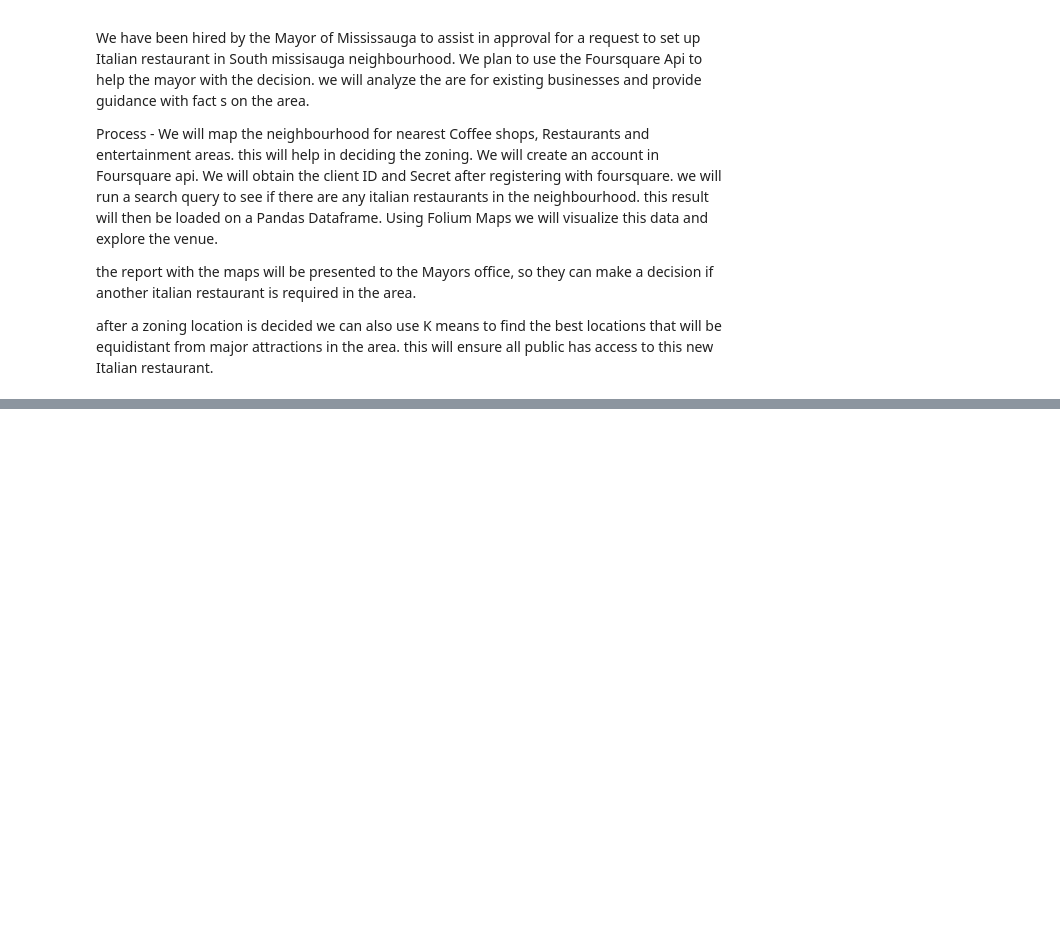
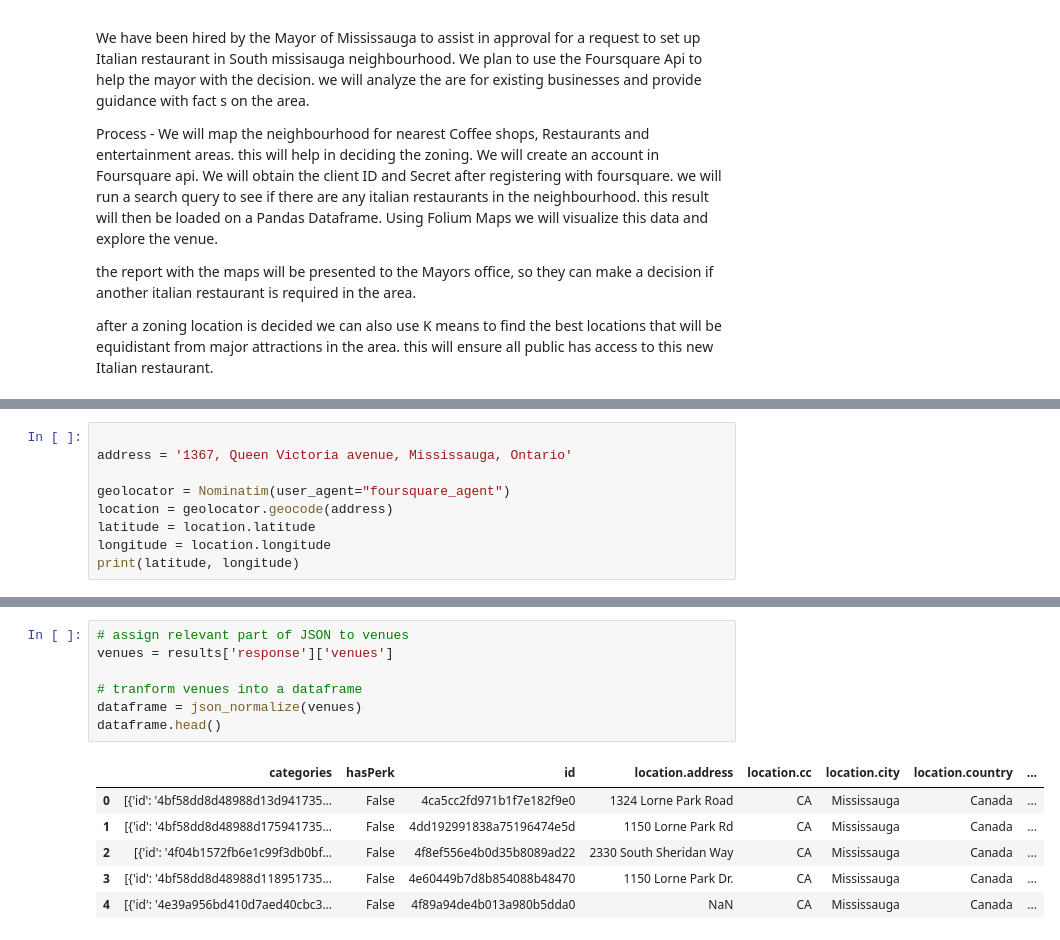
Before and after one commit to arunado/Coursera-Capstone, a Jupyter notebook: Capstone assignment on Foursquare API -part 1.ipynb, the cells around one changed output, grey strips where cells are left out. Saved outputs shown, nothing was run; the diff lists cells and outputs as text; blank space fills up the shorter version.

```diff
--- a/Capstone assignment on Foursquare API -part 1.ipynb
+++ b/Capstone assignment on Foursquare API -part 1.ipynb
@@ -24,0 +66,9 @@ after a zoning location is decided we can also use K means to find the best loca
+# %%
+
+address = '1367, Queen Victoria avenue, Mississauga, Ontario'
+
+geolocator = Nominatim(user_agent="foursquare_agent")
+location = geolocator.geocode(address)
+latitude = location.latitude
+longitude = location.longitude
+print(latitude, longitude)
@@ -24,0 +114,14 @@ after a zoning location is decided we can also use K means to find the best loca
+# %%
+# assign relevant part of JSON to venues
+venues = results['response']['venues']
+
+# tranform venues into a dataframe
+dataframe = json_normalize(venues)
+dataframe.head()
+# %% [output]
+|  | categories | hasPerk | id | location.address | location.cc | location.city | location.country | ... |
+| 0 | [{'id': '4bf58dd8d48988d13d941735... | False | 4ca5cc2fd971b1f7e182f9e0 | 1324 Lorne Park Road | CA | Mississauga | Canada | ... |
+| 1 | [{'id': '4bf58dd8d48988d175941735... | False | 4dd192991838a75196474e5d | 1150 Lorne Park Rd | CA | Mississauga | Canada | ... |
+| 2 | [{'id': '4f04b1572fb6e1c99f3db0bf... | False | 4f8ef556e4b0d35b8089ad22 | 2330 South Sheridan Way | CA | Mississauga | Canada | ... |
+| 3 | [{'id': '4bf58dd8d48988d118951735... | False | 4e60449b7d8b854088b48470 | 1150 Lorne Park Dr. | CA | Mississauga | Canada | ... |
+| 4 | [{'id': '4e39a956bd410d7aed40cbc3... | False | 4f89a94de4b013a980b5dda0 | NaN | CA | Mississauga | Canada | ... |
```
Also changed, not shown: parts of 21 cells of this notebook.
